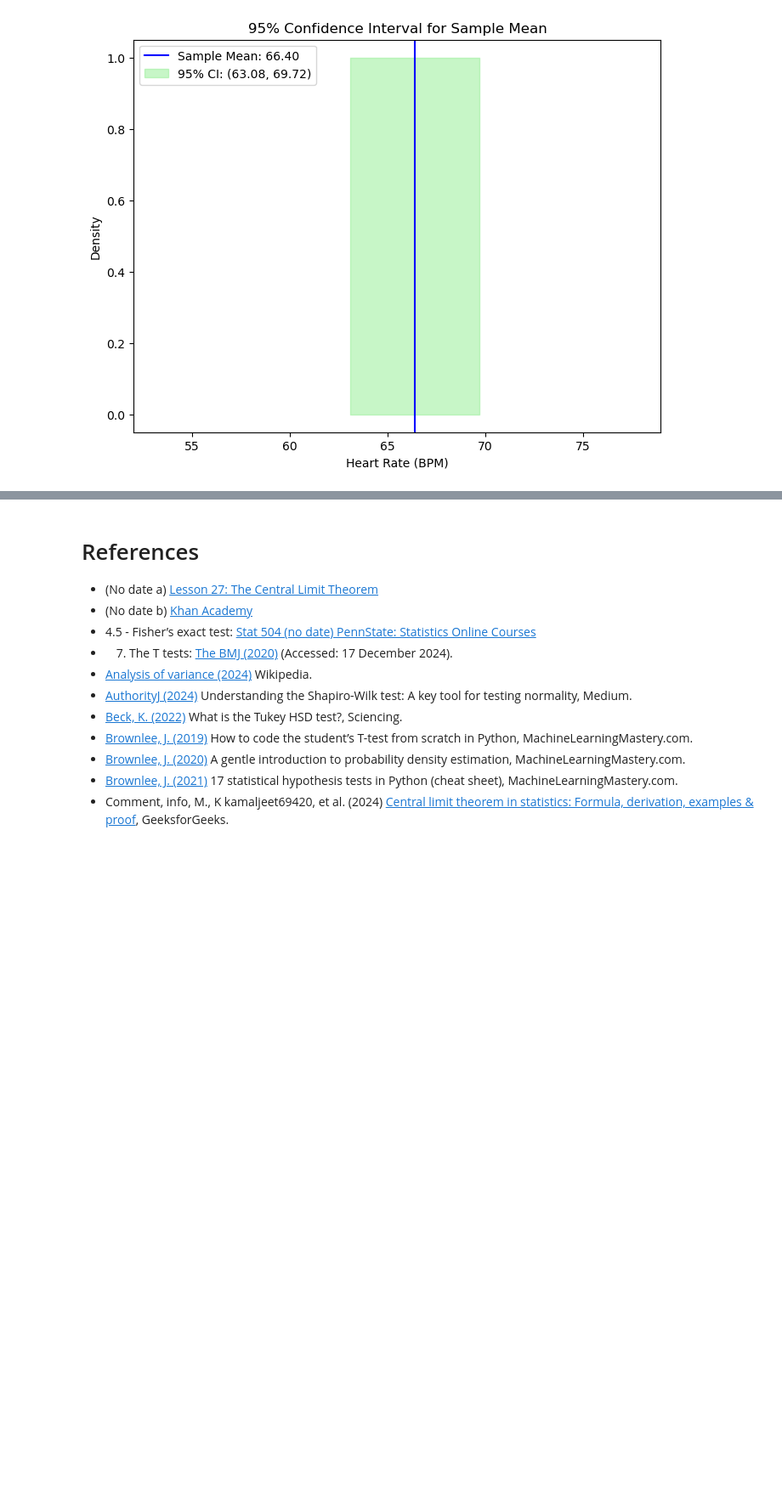
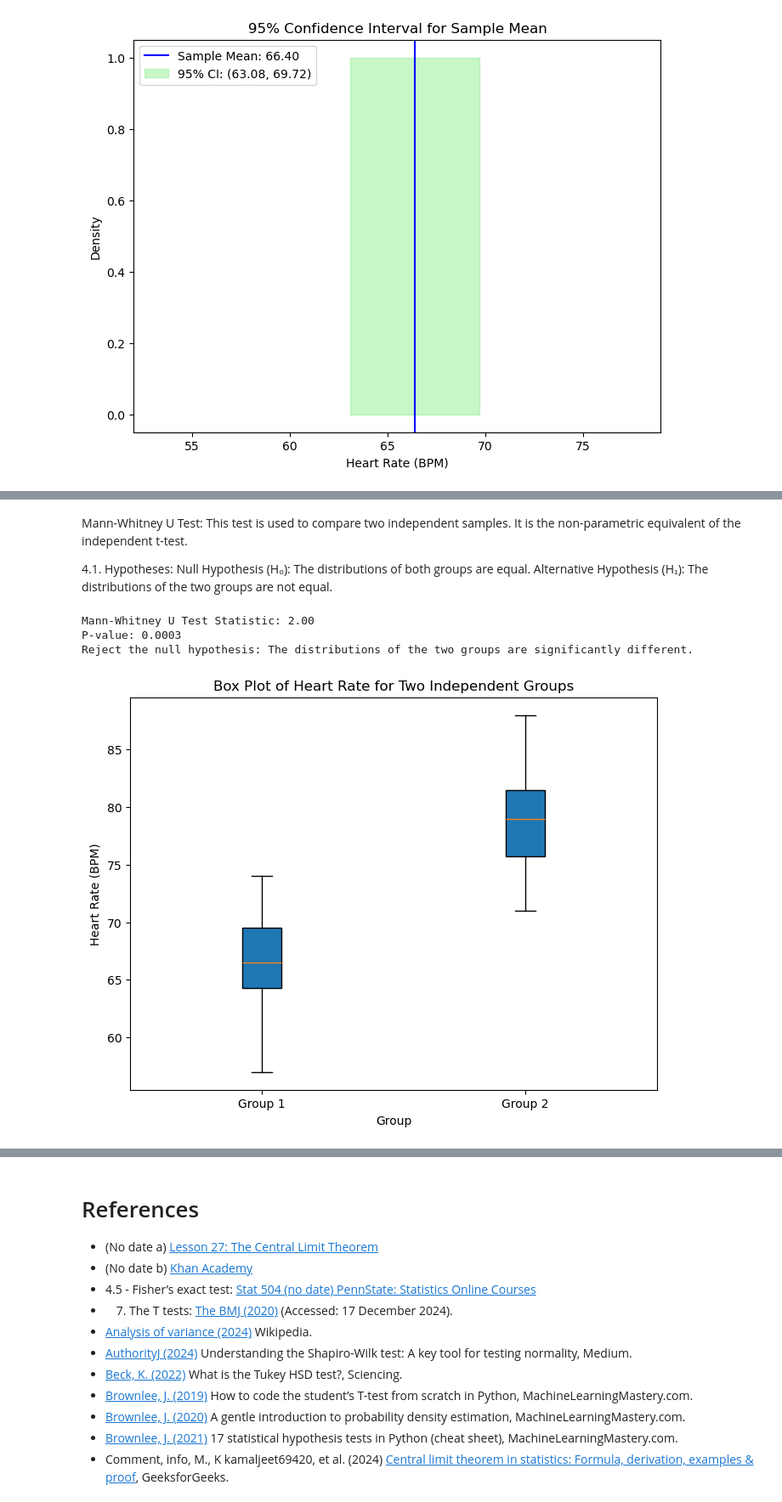
Before and after one commit to keithmmc/appliedstats, a Jupyter notebook: tasks.ipynb, the cells around one changed output, grey strips where cells are left out. Shown at 85% size. Saved outputs shown, nothing was run; the diff lists cells and outputs as text; code cells hidden in the pictures; blank space fills up the shorter version.

```diff
--- a/tasks.ipynb
+++ b/tasks.ipynb
@@ -1124,0 +1184,35 @@ plt.show()
+# %% [markdown]
+Mann-Whitney U Test:
+This test is used to compare two independent samples. It is the non-parametric equivalent of the independent t-test.
+
+4.1. Hypotheses:
+Null Hypothesis (H₀): The distributions of both groups are equal.
+Alternative Hypothesis (H₁): The distributions of the two groups are not equal.
+# %%
+group_1 = np.array([63, 68, 70, 64, 74, 67, 70, 57, 66, 65])
+group_2 = np.array([75, 80, 78, 71, 85, 79, 72, 82, 88, 79])
+# %%
+statistic, p_value = st.mannwhitneyu(group_1, group_2, alternative='two-sided')
+
+print(f"Mann-Whitney U Test Statistic: {statistic:.2f}")
+print(f"P-value: {p_value:.4f}")
+
+# Interpretation
+if p_value < alpha:
+    print("Reject the null hypothesis: The distributions of the two groups are significantly different.")
+else:
+    print("Fail to reject the null hypothesis: The distributions of the two groups are not significantly different.")
+# %% [output]
+Mann-Whitney U Test Statistic: 2.00
+P-value: 0.0003
+Reject the null hypothesis: The distributions of the two groups are significantly different.
+# %%
+# Visualizing the two independent groups (group_1 vs. group_2)
+plt.figure(figsize=(8, 6))
+plt.boxplot([group_1, group_2], labels=['Group 1', 'Group 2'], patch_artist=True)
+plt.title('Box Plot of Heart Rate for Two Independent Groups')
+plt.xlabel('Group')
+plt.ylabel('Heart Rate (BPM)')
+plt.show()
+# %% [output]
+[figure, added]
```
Also changed, not shown: parts of 80 cells of this notebook.
